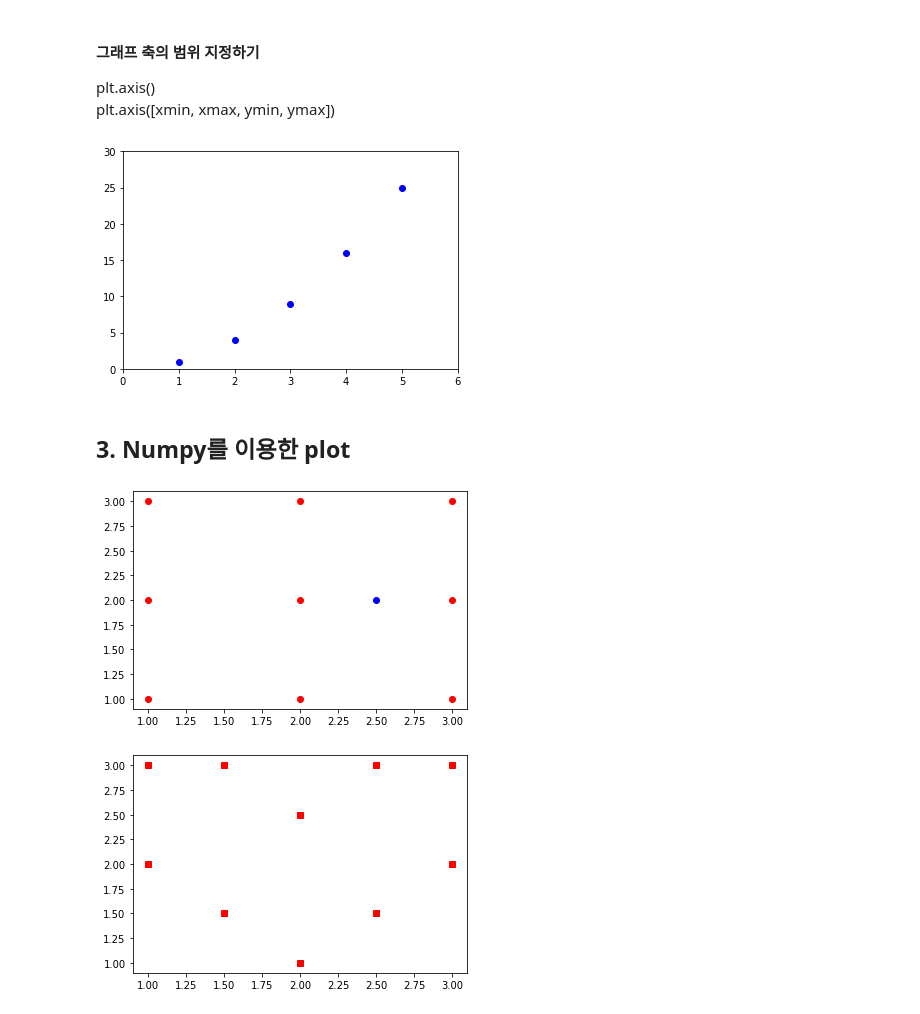
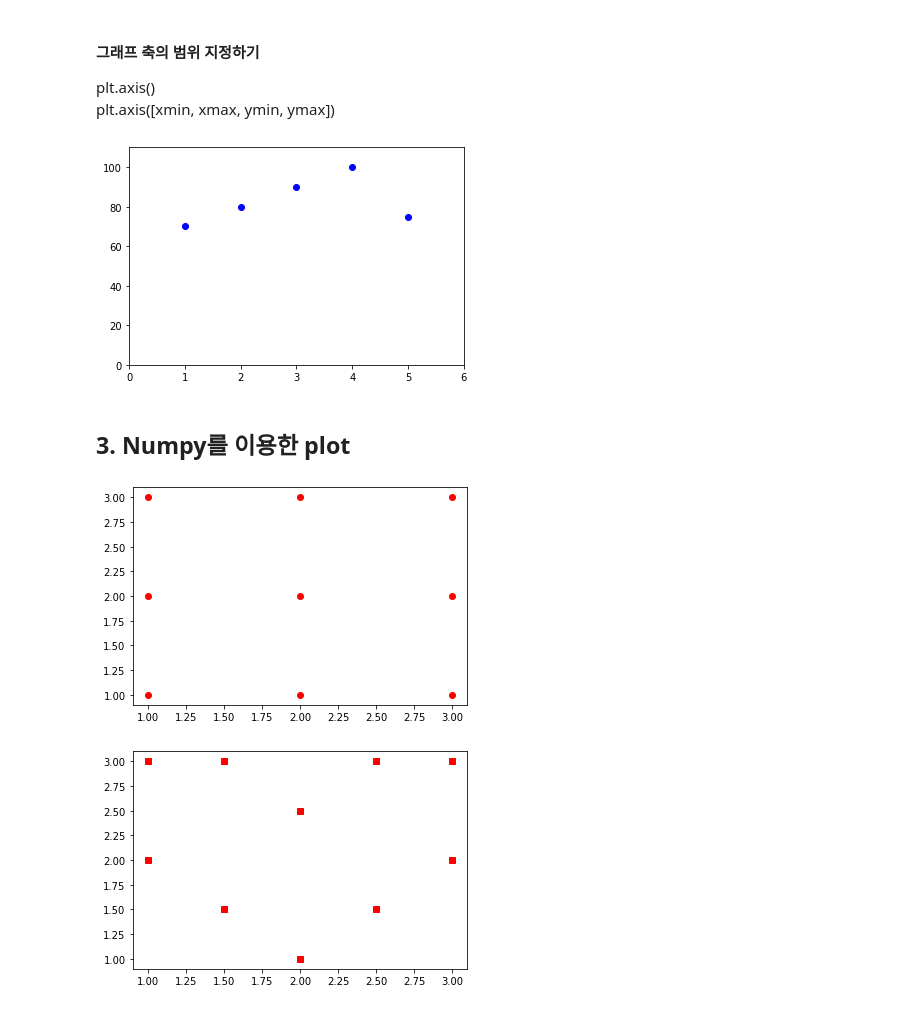
Before and after one commit to da-in/data-analysis-visualization, a Jupyter notebook: Analysis & Visualization/matplot_practice.ipynb, the cells around one changed output. Cells and saved outputs as stored; diff of their text form; code cells hidden in the pictures.

```diff
--- a/Analysis & Visualization/matplot_practice.ipynb
+++ b/Analysis & Visualization/matplot_practice.ipynb
@@ -123,13 +131,14 @@ plt.show()
 plt.axis()
 plt.axis([xmin, xmax, ymin, ymax])
 # %%
+import matplotlib.pyplot as plt
 x = [1, 2, 3, 4, 5]
-y = [1, 4, 9, 16, 25]
+y = [70, 80, 90, 100, 75]
 plt.plot(x, y, 'bo')
-plt.axis([0,6,0,30])
+plt.axis([0,6,0,110])
 plt.show()
 # %% [output]
-[figure, old version]
+[figure, new version]
 # %% [markdown]
 ## 3. Numpy를 이용한 plot
 # %%
@@ -137,13 +146,13 @@ import numpy as np
 import matplotlib.pyplot as plt
 
 points = np.array([[1,1], [1,2], [1,3], [2,1], [2,2], [2,3], [3,1], [3,2], [3,3]])
-p=np.array([2.5, 2])
+# p=np.array([2.5, 2])
 
 plt.plot(points[:,0], points[:,1], "ro")
-plt.plot(p[0], p[1], "bo")
+# plt.plot(p[0], p[1], "bo")
 plt.show()
 # %% [output]
-[figure, old version]
+[figure, new version]
 # %%
 import numpy as np
 import matplotlib.pyplot as plt
```
Also changed, not shown: parts of 9 cells of this notebook, 15 other files.
